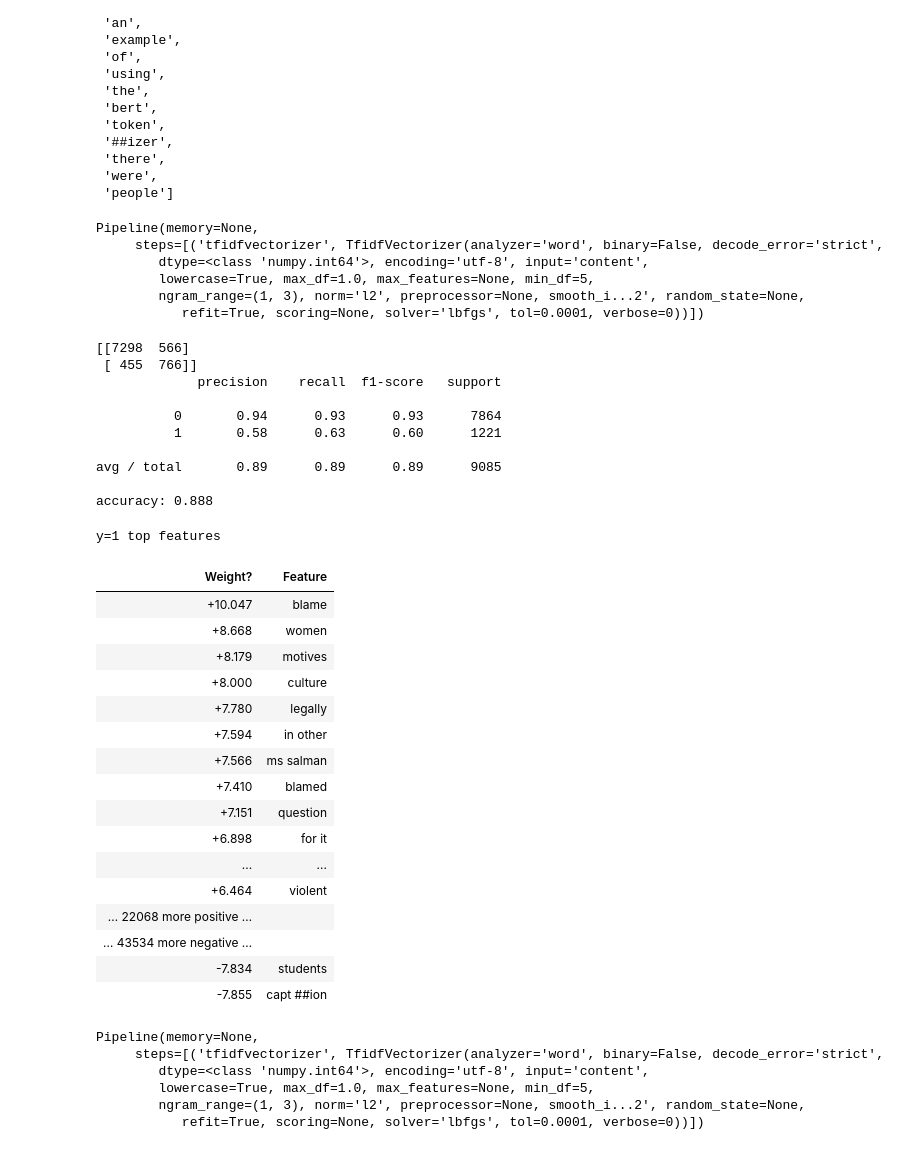
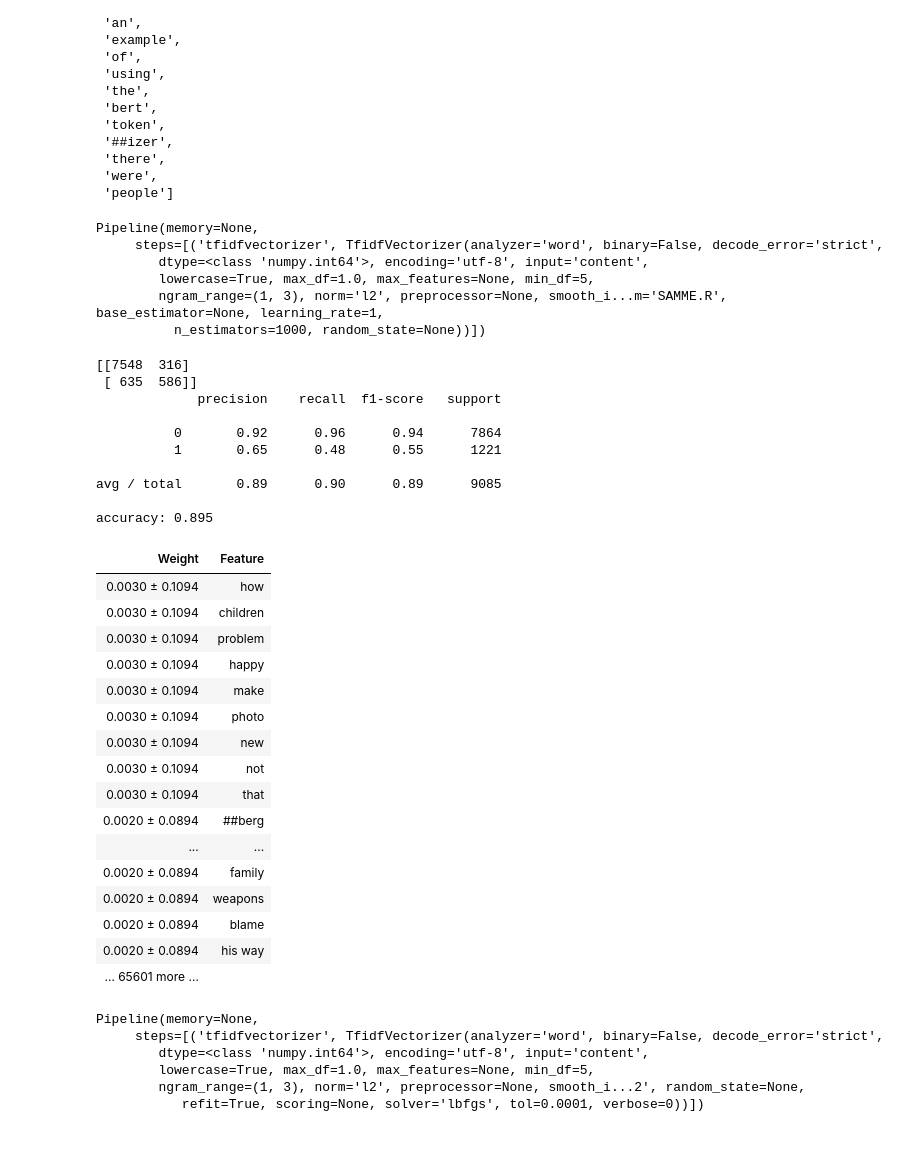
Before and after one commit to anjapago/AnalyzeAccountability, a Jupyter notebook: notebooks/Count Vector Representations for Classifiers.ipynb, the cells around one changed output. Saved outputs shown, nothing was run; the diff lists cells and outputs as text; code cells hidden in the pictures.

Commit message:
running classifier on all files individually

```diff
--- a/notebooks/Count Vector Representations for Classifiers.ipynb
+++ b/notebooks/Count Vector Representations for Classifiers.ipynb
@@ -243,47 +243,52 @@ cust_tok_no_punct("This here's an example of using the BERT tokenizer. There wer
 vec = TfidfVectorizer(tokenizer=cust_tok_no_punct, ngram_range=(1, 3), min_df = 5)
 clf = LogisticRegressionCV(class_weight='balanced')
 #clf = LogisticRegressionCV()
-pipe = make_pipeline(vec, clf)
+#pipe = make_pipeline(vec, clf)
+
+from sklearn.ensemble import AdaBoostClassifier
+#abc = AdaBoostClassifier(n_estimators=50, base_estimator=clf, learning_rate=1)
+abc = AdaBoostClassifier(n_estimators=500, learning_rate=1) # no increase in perf past 500
+
+pipe = make_pipeline(vec, abc)
 pipe.fit(data_train.Excerpts, data_train.ACCOUNT)
 # %% [output]
 Pipeline(memory=None,
      steps=[('tfidfvectorizer', TfidfVectorizer(analyzer='word', binary=False, decode_error='strict',
         dtype=<class 'numpy.int64'>, encoding='utf-8', input='content',
         lowercase=True, max_df=1.0, max_features=None, min_df=5,
-        ngram_range=(1, 3), norm='l2', preprocessor=None, smooth_i...2', random_state=None,
-           refit=True, scoring=None, solver='lbfgs', tol=0.0001, verbose=0))])
+        ngram_range=(1, 3), norm='l2', preprocessor=None, smooth_i...m='SAMME.R', base_estimator=None, learning_rate=1,
+          n_estimators=1000, random_state=None))])
 # %%
 print_report(pipe)
-eli5.show_weights(clf, vec= vec, top=20)
+eli5.show_weights(abc, vec= vec, top=20)
 # %% [output]
-[[7298  566]
- [ 455  766]]
+[[7548  316]
+ [ 635  586]]
              precision    recall  f1-score   support
 
-          0       0.94      0.93      0.93      7864
-          1       0.58      0.63      0.60      1221
+          0       0.92      0.96      0.94      7864
+          1       0.65      0.48      0.55      1221
 
-avg / total       0.89      0.89      0.89      9085
+avg / total       0.89      0.90      0.89      9085
 
-accuracy: 0.888
+accuracy: 0.895
-y=1 top features
-| Weight? | Feature |
-| +10.047 | blame |
-| +8.668 | women |
-| +8.179 | motives |
-| +8.000 | culture |
-| +7.780 | legally |
-| +7.594 | in other |
-| +7.566 | ms salman |
-| +7.410 | blamed |
-| +7.151 | question |
-| +6.898 | for it |
+| Weight | Feature |
+| 0.0030 ± 0.1094 | how |
+| 0.0030 ± 0.1094 | children |
+| 0.0030 ± 0.1094 | problem |
+| 0.0030 ± 0.1094 | happy |
+| 0.0030 ± 0.1094 | make |
+| 0.0030 ± 0.1094 | photo |
+| 0.0030 ± 0.1094 | new |
+| 0.0030 ± 0.1094 | not |
+| 0.0030 ± 0.1094 | that |
+| 0.0020 ± 0.0894 | ##berg |
 | ... | ... |
-| +6.464 | violent |
-| … 22068 more positive … |  |
-| … 43534 more negative … |  |
-| -7.834 | students |
-| -7.855 | capt ##ion |
+| 0.0020 ± 0.0894 | family |
+| 0.0020 ± 0.0894 | weapons |
+| 0.0020 ± 0.0894 | blame |
+| 0.0020 ± 0.0894 | his way |
+| … 65601 more … |  |
 # %%
 vec = TfidfVectorizer(tokenizer=cust_tok_no_punct, ngram_range=(1, 3), min_df = 5)
 clf = LogisticRegressionCV()
```
Also changed, not shown: parts of 2 cells of this notebook, 1 other file.
